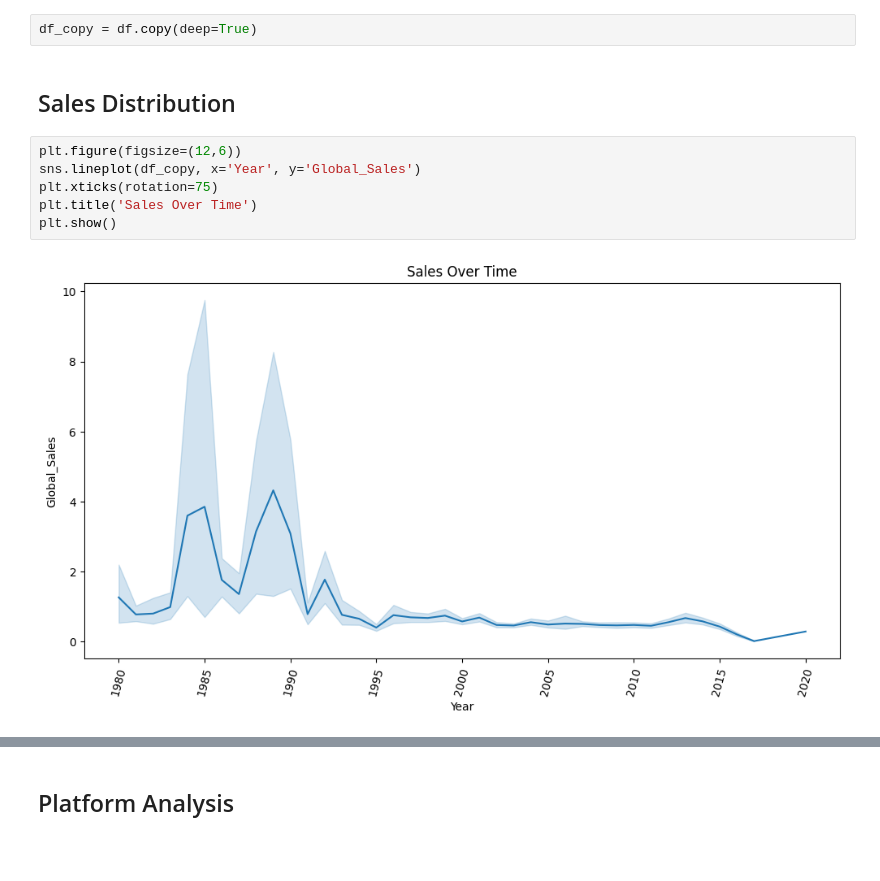
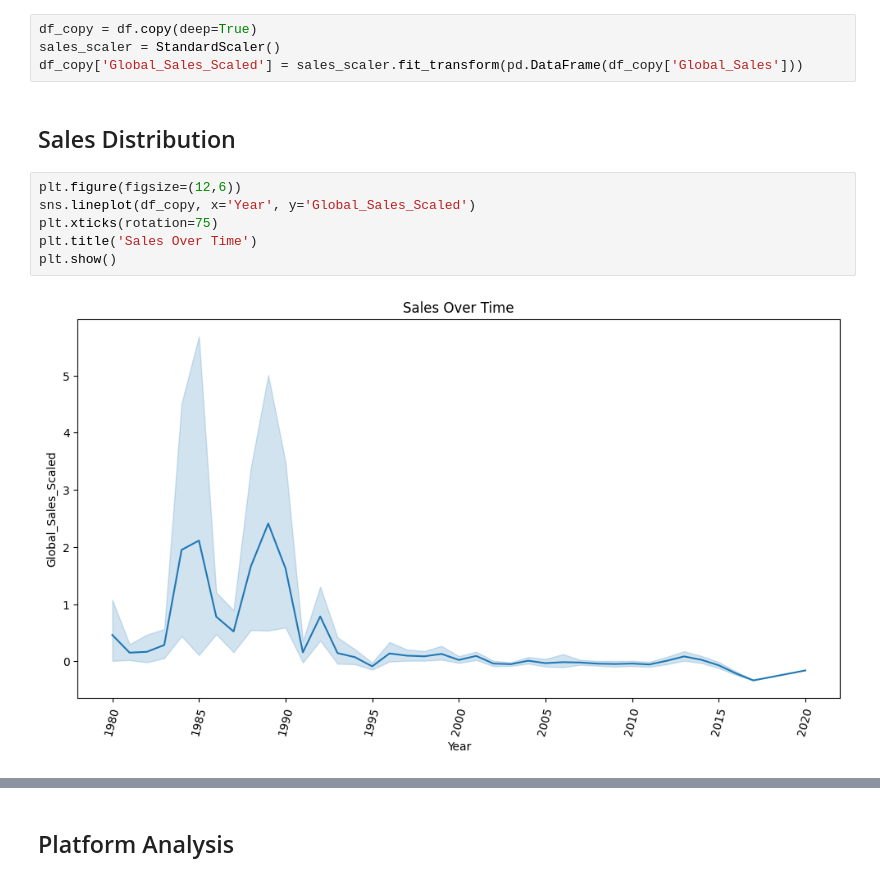
Before and after one commit to cafesmire/notebooks, a Jupyter notebook: video_game_sales/videogame_eda.ipynb, the cells around one changed output, grey strips where cells are left out. Saved outputs shown, nothing was run; the diff lists cells and outputs as text; blank space fills up the shorter version.

```diff
--- a/video_game_sales/videogame_eda.ipynb
+++ b/video_game_sales/videogame_eda.ipynb
@@ -72,13 +72,15 @@ dtype: int64
 df = df.drop(columns='Rank')
 # %%
 df_copy = df.copy(deep=True)
+sales_scaler = StandardScaler()
+df_copy['Global_Sales_Scaled'] = sales_scaler.fit_transform(pd.DataFrame(df_copy['Global_Sales']))
 # %% [markdown]
 ## Sales Distribution
 # %%
 plt.figure(figsize=(12,6))
-sns.lineplot(df_copy, x='Year', y='Global_Sales')
+sns.lineplot(df_copy, x='Year', y='Global_Sales_Scaled')
 plt.xticks(rotation=75)
 plt.title('Sales Over Time')
 plt.show()
 # %% [output]
-[figure, old version]
+[figure, new version]
```
Also changed, not shown: parts of 34 cells of this notebook.
